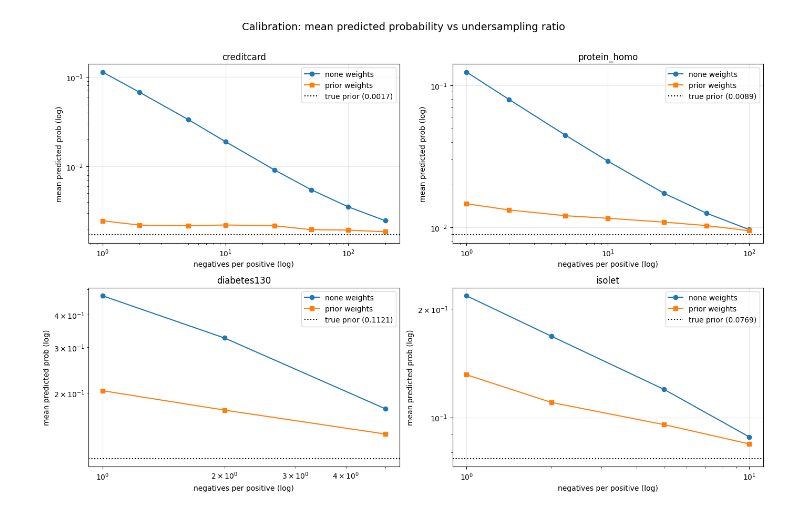
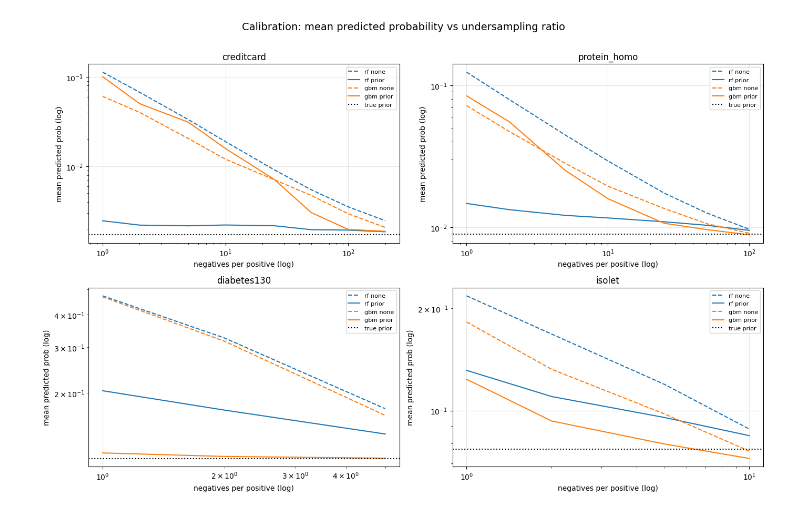
Before and after one commit to solegalli/resampling-experiments, a Jupyter notebook: notebooks/11-undersampling-for-speed.ipynb, the cells around one changed output. Cells and saved outputs as stored; diff of their text form; code cells hidden in the pictures.

```diff
--- a/notebooks/11-undersampling-for-speed.ipynb
+++ b/notebooks/11-undersampling-for-speed.ipynb
@@ -93,14 +91,13 @@ Growing stratified subsamples at the original prior. ROC-AUC flattens early; ave
 # %%
 fig, axes = plt.subplots(2, 2, figsize=(14, 9))
 for ax, d in zip(axes.ravel(), DATASETS):
-    m, s = agg(res[d]['A_learning_curve'], 'fraction')
+    m, s = agg(res[d]['rf']['A_learning_curve'], 'fraction')
     for col, mk in [('roc', 'o'), ('ap', 's')]:
         ax.plot(m.n_train, m[col], mk + '-', label=col.upper())
         ax.fill_between(m.n_train, m[col] - s[col], m[col] + s[col], alpha=0.2)
     ax.set_xscale('log'); ax.set_xlabel('training rows (log)'); ax.set_ylabel('score')
-    ax.set_title(f"{d}  ({100*res[d]['meta']['n_pos_full']/(res[d]['meta']['n_pos_full']+res[d]['meta']['n_neg_full']):.2f}% pos)")
-    ax.legend(); ax.grid(True, alpha=0.3)
-plt.suptitle('Part A: performance vs training size', y=1.01, fontsize=14)
+    ax.set_title(d); ax.legend(); ax.grid(True, alpha=0.3)
+plt.suptitle('Part A: performance vs training size (Random Forest)', y=1.01, fontsize=14)
 plt.tight_layout(); plt.savefig('../figures/speed_learning_curve.png', dpi=150, bbox_inches='tight')
 plt.show()
 # %% [output]
@@ -133,0 +130,15 @@ Undersampling raises the training prior, so the unweighted model overpredicts: i
+# %%
+fig, axes = plt.subplots(2, 2, figsize=(14, 9))
+for ax, d in zip(axes.ravel(), DATASETS):
+    for l in LEARNERS:
+        if l not in res[d]:
+            continue
+        mp, _ = prior_curve(d, l)
+        ax.plot(mp.index, mp['fit_time_s'], 'o-', color=LCOL[l], label=f'{l} undersampled')
+        ax.axhline(full_ref(d, l)['fit_time_s'], ls='--', color=LCOL[l], alpha=0.7, label=f'{l} full data')
+    ax.set_xscale('log'); ax.set_yscale('log')
+    ax.set_xlabel('negatives per positive (log)'); ax.set_ylabel('fit time, s (log)')
+    ax.set_title(d); ax.legend(fontsize=8); ax.grid(True, alpha=0.3)
+plt.suptitle('Training cost vs undersampling ratio', y=1.01, fontsize=14)
+plt.tight_layout(); plt.savefig('../figures/speed_cost.png', dpi=150, bbox_inches='tight')
+plt.show()
@@ -134,17 +151,19 @@ Undersampling raises the training prior, so the unweighted model overpredicts: i
 # %%
 fig, axes = plt.subplots(2, 2, figsize=(14, 9))
 for ax, d in zip(axes.ravel(), DATASETS):
-    m, s = agg(res[d]['B_undersample'], ['neg_per_pos', 'weights'])
-    for w, mk in [('none', 'o'), ('prior', 's')]:
-        mw = m.xs(w, level='weights')
-        ax.plot(mw.index, mw['mean_prob'], mk + '-', label=f'{w} weights')
-    ax.axhline(res[d]['meta']['test_prior'], ls=':', color='k',
-               label=f"true prior ({res[d]['meta']['test_prior']:.4f})")
+    for l in LEARNERS:
+        if l not in res[d]:
+            continue
+        m, _ = agg(res[d][l]['B_undersample'], ['neg_per_pos', 'weights'])
+        for w, ls in [('none', '--'), ('prior', '-')]:
+            mw = m.xs(w, level='weights')
+            ax.plot(mw.index, mw['mean_prob'], ls, color=LCOL[l], label=f'{l} {w}')
+    ax.axhline(res[d]['rf']['meta']['test_prior'], ls=':', color='k', label='true prior')
     ax.set_xscale('log'); ax.set_yscale('log')
     ax.set_xlabel('negatives per positive (log)'); ax.set_ylabel('mean predicted prob (log)')
-    ax.set_title(d); ax.legend(); ax.grid(True, alpha=0.3)
+    ax.set_title(d); ax.legend(fontsize=8); ax.grid(True, alpha=0.3)
 plt.suptitle('Calibration: mean predicted probability vs undersampling ratio', y=1.01, fontsize=14)
 plt.tight_layout(); plt.savefig('../figures/speed_calibration.png', dpi=150, bbox_inches='tight')
 plt.show()
 # %% [output]
-[figure, old version]
+[figure, new version]
```
Also changed, not shown: parts of 16 cells of this notebook, 1 other file.
